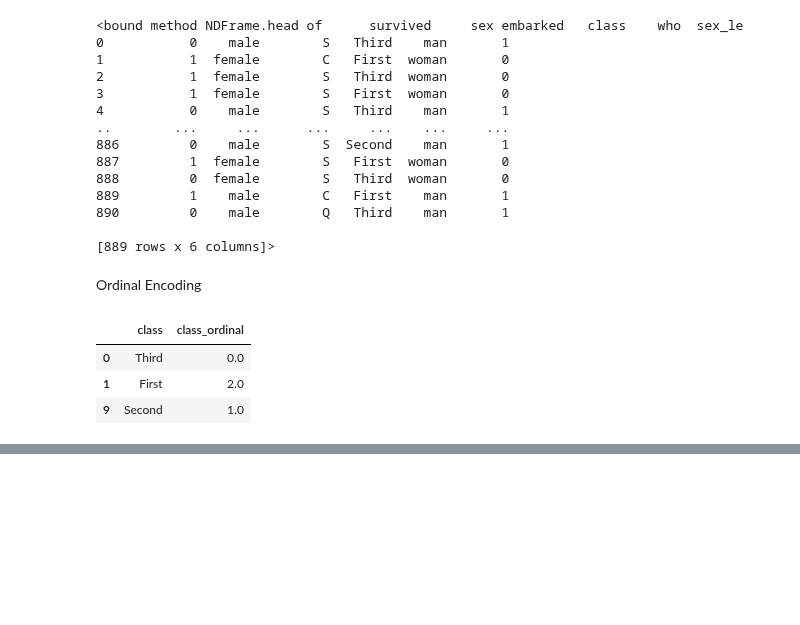
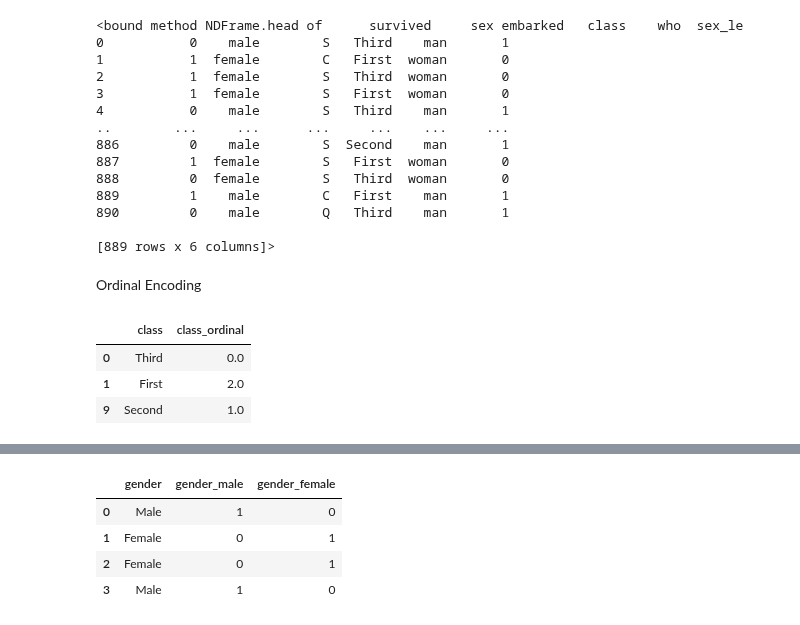
Before and after one commit to gmkumar1988/PythonPractise, a Jupyter notebook: Standardisation.ipynb, the cells around one changed output, grey strips where cells are left out. Drawn from its saved outputs; the diff is of its cells as text; code cells hidden in the pictures; blank space fills up the shorter version.

```diff
--- a/Standardisation.ipynb
+++ b/Standardisation.ipynb
@@ -207,0 +227,15 @@ df[['class','class_ordinal']].drop_duplicates()
+# %%
+gen_df = pd.DataFrame ({
+    'gender':['Male','Female','Female','Male']
+})
+# %%
+gen_df['gender_male'] = (gen_df['gender']== 'Male').astype(int)
+gen_df['gender_female'] = (gen_df['gender'] == 'Female').astype(int)
+# %%
+gen_df
+# %% [output]
+|  | gender | gender_male | gender_female |
+| 0 | Male | 1 | 0 |
+| 1 | Female | 0 | 1 |
+| 2 | Female | 0 | 1 |
+| 3 | Male | 1 | 0 |
```
Also changed, not shown: parts of 3 cells of this notebook.
